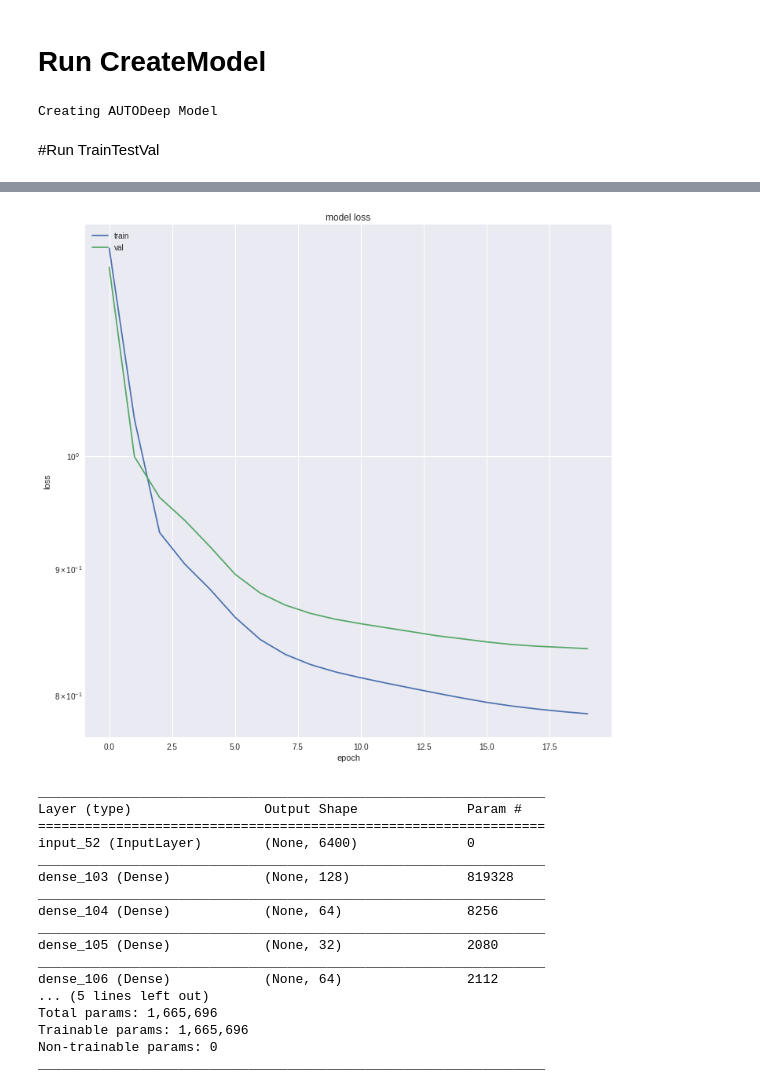
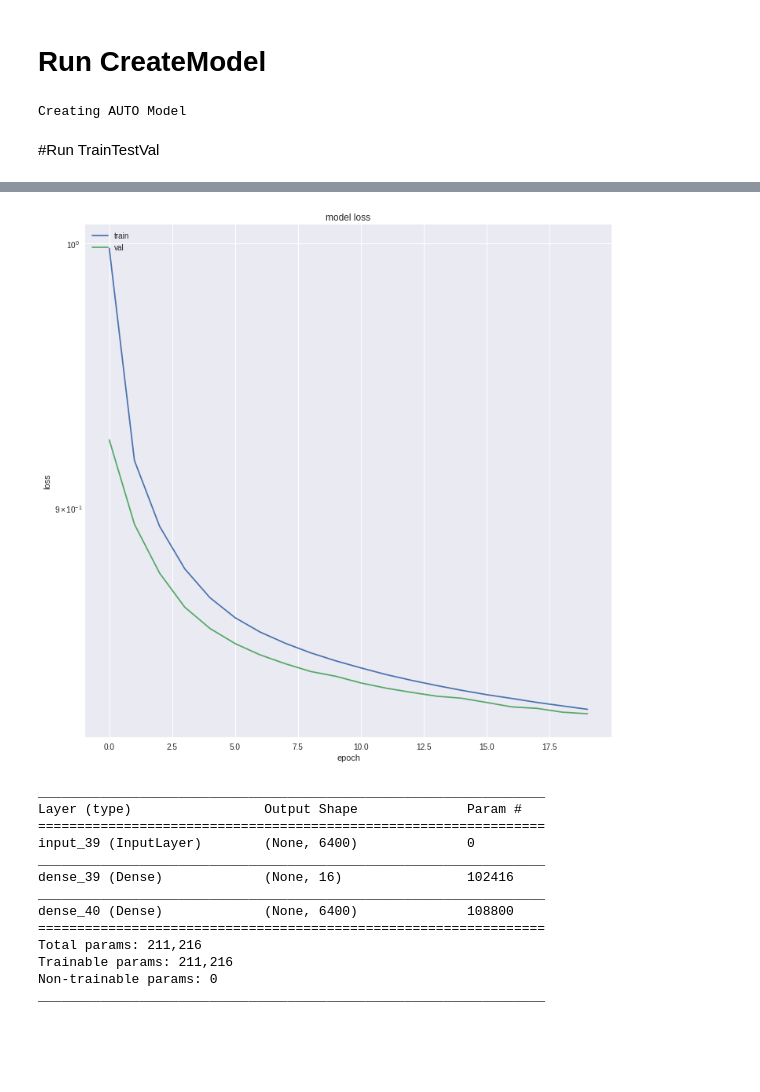
Before and after one commit to kylemath/DeepEEG, a Jupyter notebook: notebooks/DeepEEG.ipynb, the cells around one changed output, grey strips where cells are left out. Cells and saved outputs as stored; diff of their text form; code cells hidden in the pictures; blank space fills up the shorter version.

```diff
--- a/notebooks/DeepEEG.ipynb
+++ b/notebooks/DeepEEG.ipynb
@@ -404,11 +404,13 @@ def CreateModel(input_shape,num_classes,model_type='NN',batch_size=1):
     encoded_input = Input(shape=(encoding_dim,))
     decoder_layer = model.layers[-1]
     decoder = Model(encoded_input, decoder_layer(encoded_input))
-    opt = keras.optimizers.Adam(lr=0.0001, beta_1=0.9, beta_2=0.999,
+    opt = keras.optimizers.Adam(lr=0.001, beta_1=0.9, beta_2=0.999,
                                 epsilon=None, decay=0.0, amsgrad=False)
     model.compile(optimizer=opt, loss='mean_squared_error')
 
-  if model_type == 'AUTODeep':
+
+
+if model_type == 'AUTODeep':
     encoding_dim = 16
     units = [128,64,32,64,128]
     input_data = Input(shape=(input_shape[0],))
@@ -426,9 +428,12 @@ def CreateModel(input_shape,num_classes,model_type='NN',batch_size=1):
     decoder_layer = model.layers[-3]
     decoder = Model(encoded_input, decoder_layer(encoded_input))
     #ValueError: Input 0 is incompatible with layer dense_90: expected axis -1 of input shape to have value 128 but got shape (None, 32)
-    opt = keras.optimizers.Adam(lr=0.0001, beta_1=0.9, beta_2=0.999,
+    opt = keras.optimizers.Adam(lr=0.001, beta_1=0.9, beta_2=0.999,
                                 epsilon=None, decay=0.0, amsgrad=False)
     model.compile(optimizer=opt, loss='mean_squared_error')
+
+
+
 
   if model_type == 'CNN' or model_type == 'LSTM' or model_type == 'NN':
     # initiate adam optimizer
@@ -563,7 +635,7 @@ event_id = {event_names[0]: event_nums[0], event_names[1]: event_nums[1]} #creat
 
 epochs = preprocess(raw, event_id, event_names, plot_psd=False, filter_data=True,
                eeg_filter_highpass=1, plot_events=False, epoch_time=(-.1,.8),
-               baseline=(-.1,0), rej_thresh_uV=200,
+               baseline=(-.1,0), rej_thresh_uV=150,
                epoch_decim=1, plot_electrodes=True,
                plot_erp=True)
 # %% [output]
@@ -606,17 +678,17 @@ Class Weights: [0.64144737 2.26744186]
 # Run CreateModel
 # %%
 model, encoder, decoder = CreateModel(input_shape,num_classes,
-                    model_type='AUTODeep', batch_size = 32)
+                    model_type='AUTO', batch_size = 4)
 # %% [output]
-Creating AUTODeep Model
+Creating AUTO Model
 # %% [markdown]
 #Run TrainTestVal
 # %%
 traintestval(model, class_weights,
              x_train,x_test,x_val,
              y_train,y_test,y_val,
-             batch_size=32,train_epochs=20,
-             model_type='AUTODeep')
+             batch_size=4,train_epochs=20,
+             model_type='AUTO')
 # %% [output]
 Training Model:
 Training autoencoder:
@@ -637,20 +709,16 @@ Epoch 20/20
 ['loss', 'val_loss']
-[figure, old version]
+[figure, new version]
 _________________________________________________________________
 Layer (type)                 Output Shape              Param #
 =================================================================
-input_52 (InputLayer)        (None, 6400)              0
+input_39 (InputLayer)        (None, 6400)              0
 _________________________________________________________________
-dense_103 (Dense)            (None, 128)               819328
+dense_39 (Dense)             (None, 16)                102416
 _________________________________________________________________
-dense_104 (Dense)            (None, 64)                8256
-_________________________________________________________________
-dense_105 (Dense)            (None, 32)                2080
-_________________________________________________________________
-dense_106 (Dense)            (None, 64)                2112
-... (5 lines left out)
-Total params: 1,665,696
-Trainable params: 1,665,696
+dense_40 (Dense)             (None, 6400)              108800
+=================================================================
+Total params: 211,216
+Trainable params: 211,216
 Non-trainable params: 0
 _________________________________________________________________
 # %%
```
Also changed, not shown: parts of 9 cells of this notebook.
